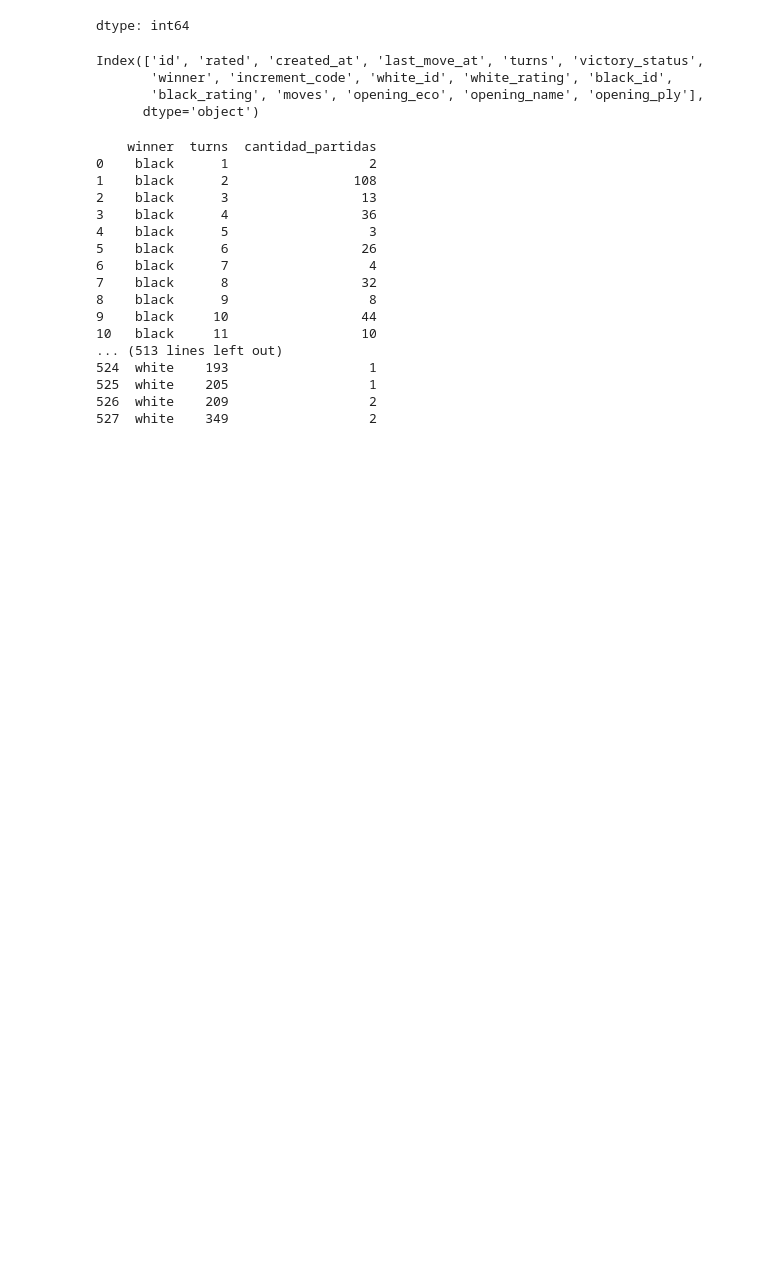
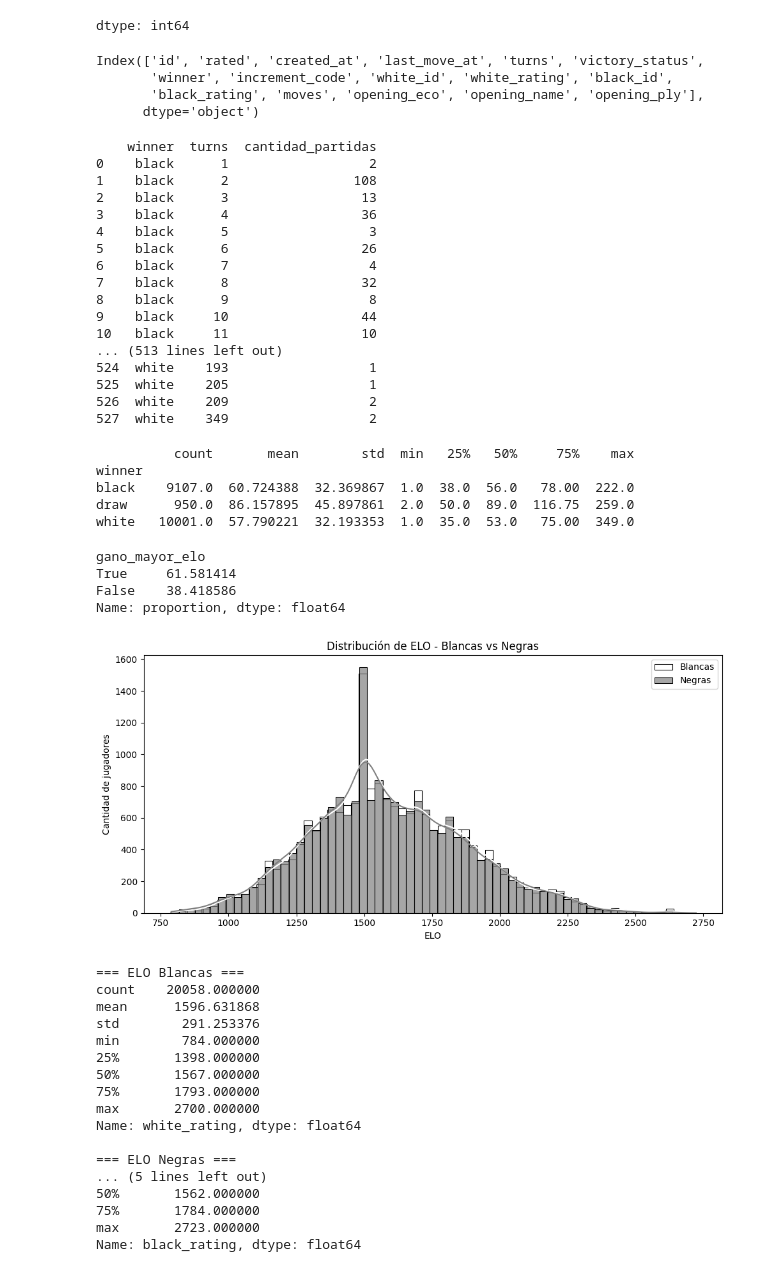
Before and after one commit to yisuznazi/juegosAjedrez, a Jupyter notebook: ajedrez.ipynb, the cells around one changed output. Drawn from its saved outputs; the diff is of its cells as text; code cells hidden in the pictures; blank space fills up the shorter version.

```diff
--- a/ajedrez.ipynb
+++ b/ajedrez.ipynb
@@ -132,3 +134,68 @@ print(ganador_por_turnos)
 525  white    205                  1
 526  white    209                  2
 527  white    349                  2
+# %%
+# Estadísticas descriptivas de turnos segun ganador
+stats_turnos = df.groupby('winner')['turns'].describe()
+print(stats_turnos)
+# %% [output]
+          count       mean        std  min   25%   50%     75%    max
+winner
+black    9107.0  60.724388  32.369867  1.0  38.0  56.0   78.00  222.0
+draw      950.0  86.157895  45.897861  2.0  50.0  89.0  116.75  259.0
+white   10001.0  57.790221  32.193353  1.0  35.0  53.0   75.00  349.0
+# %%
+# Diferencia de ELO entre jugadores
+df['diferencia_elo'] = abs(df['white_rating'] - df['black_rating'])
+
+# ¿El que tiene mayor ELO suele ganar?
+df['gano_mayor_elo'] = (
+    ((df['white_rating'] > df['black_rating']) & (df['winner'] == 'white')) |
+    ((df['black_rating'] > df['white_rating']) & (df['winner'] == 'black'))
+)
+
+print(df['gano_mayor_elo'].value_counts(normalize=True) * 100)
+# %% [output]
+gano_mayor_elo
+True     61.581414
+False    38.418586
+Name: proportion, dtype: float64
+# %%
+
+
+# Distribución de ELO blancas vs negras
+plt.figure(figsize=(10, 5))
+sns.histplot(df['white_rating'], color='white', edgecolor='black', label='Blancas', kde=True, alpha=0.7)
+sns.histplot(df['black_rating'], color='gray', edgecolor='black', label='Negras', kde=True, alpha=0.7)
+
+plt.title("Distribución de ELO - Blancas vs Negras")
+plt.xlabel("ELO")
+plt.ylabel("Cantidad de jugadores")
+plt.legend()
+plt.tight_layout()
+plt.show()
+
+# Estadísticas descriptivas
+print("=== ELO Blancas ===")
+print(df['white_rating'].describe())
+print("\n=== ELO Negras ===")
+print(df['black_rating'].describe())
+# %% [output]
+[figure, added]
+=== ELO Blancas ===
+count    20058.000000
+mean      1596.631868
+std        291.253376
+min        784.000000
+25%       1398.000000
+50%       1567.000000
+75%       1793.000000
+max       2700.000000
+Name: white_rating, dtype: float64
+
+=== ELO Negras ===
+... (5 lines left out)
+50%       1562.000000
+75%       1784.000000
+max       2723.000000
+Name: black_rating, dtype: float64
```
Also changed, not shown: parts of 10 cells of this notebook.
